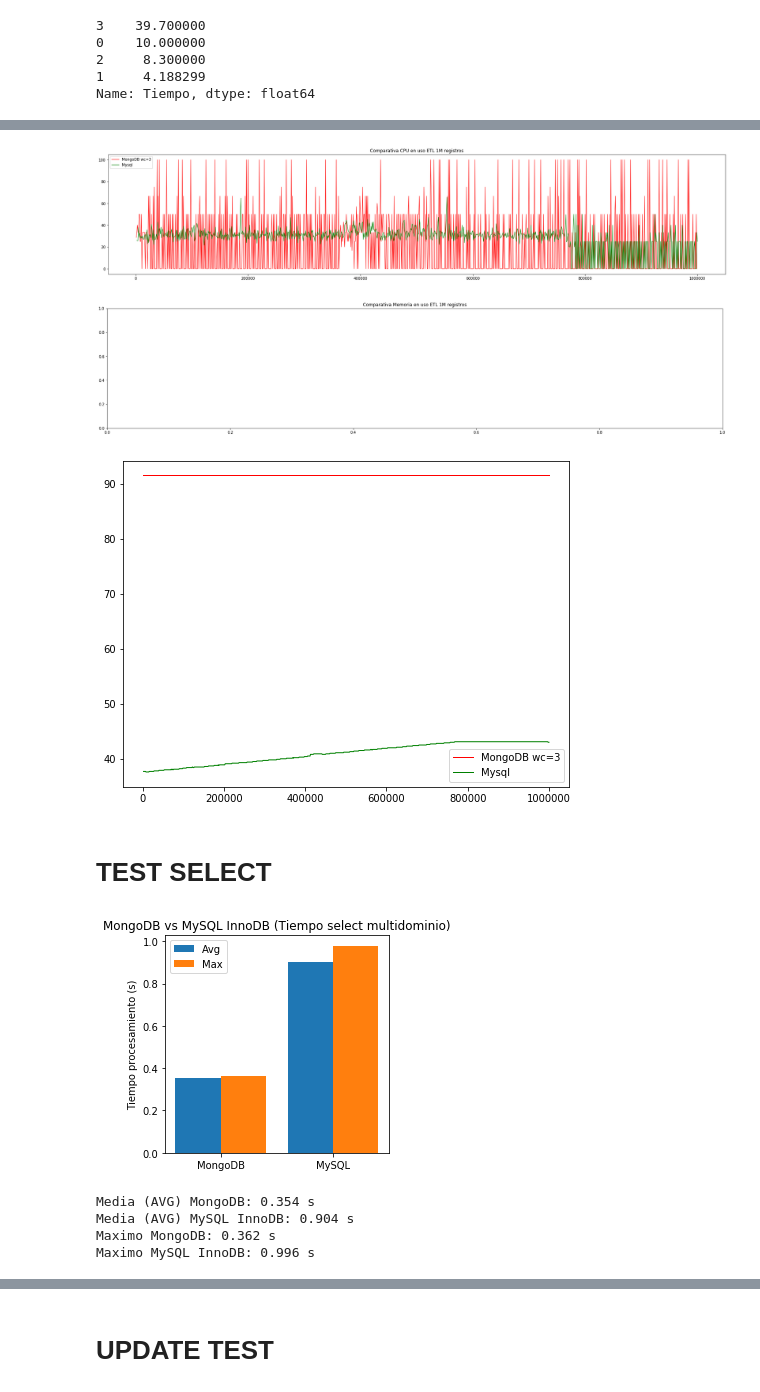
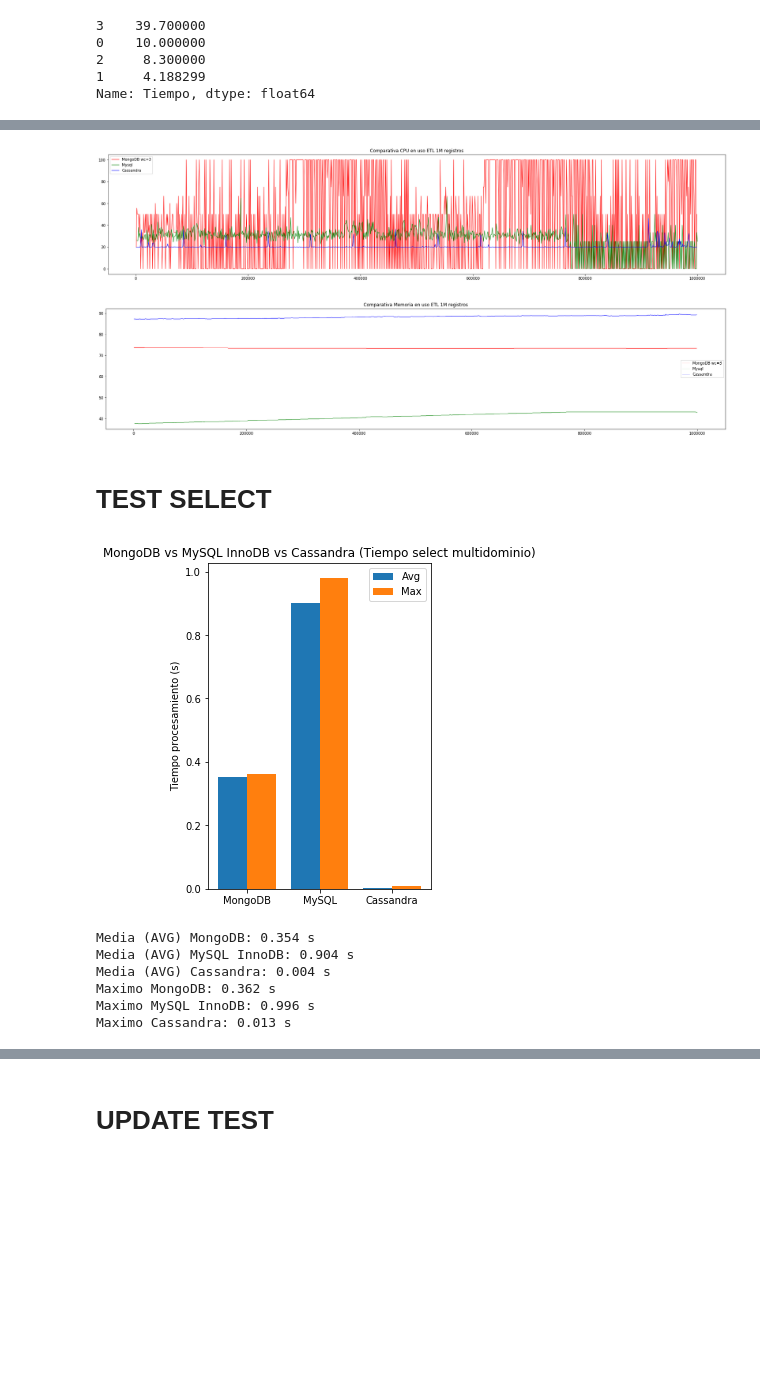
Before and after one commit to danielherranzsegundo/TFM_2022, a Jupyter notebook: Scripts/Resultados.ipynb, the cells around one changed output, grey strips where cells are left out. Drawn from its saved outputs; the diff is of its cells as text; code cells hidden in the pictures; blank space fills up the shorter version.

```diff
--- a/Scripts/Resultados.ipynb
+++ b/Scripts/Resultados.ipynb
@@ -14,3 +14,8 @@ from sklearn import preprocessing
 from sklearn.model_selection import KFold
 from numerize import numerize
 import seaborn as sns
+# %%
+#Ficheros Cassandra
+path = '../Results/Cassandra/'
+files = os.listdir(path = path)
+files
@@ -16,0 +46,2 @@ import seaborn as sns
+# %%
+cassandra_Select_Test = pd.read_csv(path + 'CassandraSelect_test_19042022_02_47_24.csv')
@@ -304,67 +388,76 @@ plt.title("Comparativa CPU en uso ETL 1M registros")
 plt.autoscale()
 plt.plot(CustomerProfile_data_w3['Registros'].iloc[1:1000,], CustomerProfile_data_w3['CPU'].iloc[1:1000,], linewidth=1.0, color = 'r',label='MongoDB wc=3')
 plt.plot(CustomerProfile_data_msql['Registros'].iloc[1:1000,],CustomerProfile_data_msql['CPU'].iloc[1:1000,], linewidth=1.0, color = 'g',label='Mysql')
+plt.plot(CustomerProfile_data_cas['Registros'].iloc[1:1000,],CustomerProfile_data_cas['CPU'].iloc[1:1000,], linewidth=1.0, color = 'b',label='Cassandra')
 plt.legend(loc='best')
 plt.rcParams["figure.figsize"] = (30, 6)
 plt.show()
 # %% [output]
-[figure, old version]
+[figure, new version]
 # %%
 plt.title("Comparativa Memoria en uso ETL 1M registros")
-plt.figure(figsize=(8,6))
+#plt.figure(figsize=(8,6))
 plt.plot(CustomerProfile_data_w3['Registros'].iloc[1:1000,], CustomerProfile_data_w3['Memoria'].iloc[1:1000,], linewidth=1.0, color = 'r',label='MongoDB wc=3')
 plt.plot(CustomerProfile_data_msql['Registros'].iloc[1:1000,],CustomerProfile_data_msql['Memoria'].iloc[1:1000,], linewidth=1.0, color = 'g',label='Mysql')
+plt.plot(CustomerProfile_data_cas['Registros'].iloc[1:1000,],CustomerProfile_data_cas['Memoria'].iloc[1:1000,], linewidth=1.0, color = 'b',label='Cassandra')
 plt.legend(loc='best')
 plt.show()
 # %% [output]
-[figure, old version]
+[figure, new version]
-[figure, removed]
 # %% [markdown]
 # TEST SELECT
 # %%
 #Comparativa Select multidominio (3 dominios)
 
-motores = ['MongoDB', 'MySQL']
-avg = [MongoDB_Select_Test.Tiempo[MongoDB_Select_Test.Tiempo < MongoDB_Select_Test.Tiempo.quantile(.99)].mean(),        MySQL_Select_Test.Tiempo[MySQL_Select_Test.Tiempo < MySQL_Select_Test.Tiempo.quantile(.95)].mean()]
-maximo = [MongoDB_Select_Test.Tiempo[MongoDB_Select_Test.Tiempo < MongoDB_Select_Test.Tiempo.quantile(.99)].max(),        MySQL_Select_Test.Tiempo[MySQL_Select_Test.Tiempo < MySQL_Select_Test.Tiempo.quantile(.95)].max()]
+motores = ['MongoDB', 'MySQL', 'Cassandra']
+avg = [MongoDB_Select_Test.Tiempo[MongoDB_Select_Test.Tiempo < MongoDB_Select_Test.Tiempo.quantile(.99)].mean(),
+       MySQL_Select_Test.Tiempo[MySQL_Select_Test.Tiempo < MySQL_Select_Test.Tiempo.quantile(.95)].mean(),
+       cassandra_Select_Test.Tiempo[cassandra_Select_Test.Tiempo < cassandra_Select_Test.Tiempo.quantile(.95)].mean()]
+maximo = [MongoDB_Select_Test.Tiempo[MongoDB_Select_Test.Tiempo < MongoDB_Select_Test.Tiempo.quantile(.99)].max(),
+          MySQL_Select_Test.Tiempo[MySQL_Select_Test.Tiempo < MySQL_Select_Test.Tiempo.quantile(.95)].max(),
+          cassandra_Select_Test.Tiempo[cassandra_Select_Test.Tiempo < cassandra_Select_Test.Tiempo.quantile(.95)].max()]
 #minimo = [MongoDB_Select_Test.Tiempo[MongoDB_Select_Test.Memoria > MongoDB_Select_Test.Tiempo.quantile(.05)].min(),        MySQL_Select_Test.Tiempo[MySQL_Select_Test.Tiempo > MySQL_Select_Test.Tiempo.quantile(.05)].min()]
 
 x_axis = np.arange(len(motores))
 
 # Multi bar Chart
 
 plt.bar(x_axis -0.2, avg, width=0.4, label = 'Avg')
 plt.bar(x_axis +0.2, maximo, width=0.4, label = 'Max')
 #plt.bar(x_axis -0.2, minimo, width=0.4, label = 'Min')
 
 
 # Xticks
 
 plt.xticks(x_axis, motores)
 
 # Add legend
 
 plt.legend(loc='best')
 
 # Display
 
 #Titulos
 plt.ylabel("Tiempo procesamiento (s)")
-plt.title("MongoDB vs MySQL InnoDB (Tiempo select multidominio)")
+plt.title("MongoDB vs MySQL InnoDB vs Cassandra (Tiempo select multidominio)")
 plt.rcParams["figure.figsize"] = (4,6)
 
 plt.show()
 
 print("Media (AVG) MongoDB:", round(MongoDB_Select_Test.Tiempo[MongoDB_Select_Test.Tiempo < MongoDB_Select_Test.Tiempo.quantile(.99)].mean(),3),'s')
 print("Media (AVG) MySQL InnoDB:", round(MySQL_Select_Test.Tiempo[MySQL_Select_Test.Tiempo < MySQL_Select_Test.Tiempo.quantile(.99)].mean(),3),'s')
+print("Media (AVG) Cassandra:", round(cassandra_Select_Test.Tiempo[cassandra_Select_Test.Tiempo < cassandra_Select_Test.Tiempo.quantile(.99)].mean(),3),'s')
 print("Maximo MongoDB:", round(MongoDB_Select_Test.Tiempo[MongoDB_Select_Test.Tiempo < MongoDB_Select_Test.Tiempo.quantile(.99)].max(),3),'s')
 print("Maximo MySQL InnoDB:", round(MySQL_Select_Test.Tiempo[MySQL_Select_Test.Tiempo < MySQL_Select_Test.Tiempo.quantile(.99)].max(),3),'s')
+print("Maximo Cassandra:", round(cassandra_Select_Test.Tiempo[cassandra_Select_Test.Tiempo < cassandra_Select_Test.Tiempo.quantile(.99)].max(),3),'s')
 # %% [output]
-[figure, old version]
+[figure, new version]
 Media (AVG) MongoDB: 0.354 s
 Media (AVG) MySQL InnoDB: 0.904 s
+Media (AVG) Cassandra: 0.004 s
 Maximo MongoDB: 0.362 s
 Maximo MySQL InnoDB: 0.996 s
+Maximo Cassandra: 0.013 s
 # %%
 #Comparativa Select multidominio (3 dominios)
 MySQL_Select_Test
```
Also changed, not shown: parts of 27 cells of this notebook, 42 other files.
